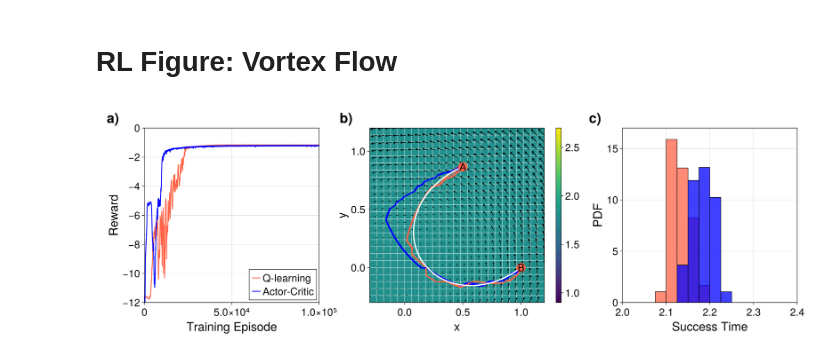
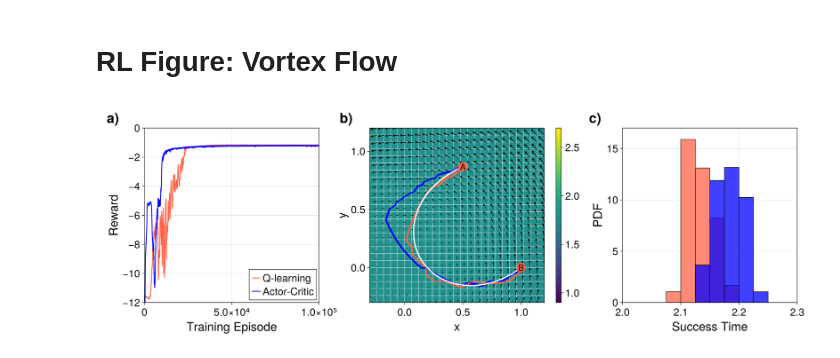
Before and after one commit to parfenyev/opt-navig, a Jupyter notebook: Reinforcement Learning/_Figures/Vortex Flow/Vortex Flow.ipynb, the cells around one changed output. Cells and saved outputs as stored; diff of their text form; code cells hidden in the pictures.

```diff
--- a/Reinforcement Learning/_Figures/Vortex Flow/Vortex Flow.ipynb
+++ b/Reinforcement Learning/_Figures/Vortex Flow/Vortex Flow.ipynb
@@ -115,38 +115,38 @@ end
 lines!(ax2, x_opt, y_opt, color=:white, linewidth=3)
 
 poly!(ax2, Circle(Point2f(xA, yA), rA), color = :tomato)
-text!(xA, yA, text = "A", align = (:center, :center))
+text!(xA, yA, text = "A", align = (:center, :center), fontsize=20)
 
 poly!(ax2, Circle(Point2f(xB, yB), rB), color = :tomato)
-text!(xB, yB, text = "B", align = (:center, :center))
+text!(xB, yB, text = "B", align = (:center, :center), fontsize=20)
 
 Label(fig[1, 2, TopLeft()], "b)",
         fontsize = 32,
         font = :bold,
         padding = (0, 30, 5, 0),
         halign = :right)
 
 ####################################
 
 ax3 = Axis(fig[1, 4],
     xlabel = "Success Time", xlabelsize=28, xticklabelsize=24,
     ylabel = "PDF", ylabelsize=28, yticklabelsize=24,
-    aspect = 1, limits = ((2.0, 2.4), (0, 17.0)), xticks=[2, 2.1, 2.2, 2.3, 2.4]
+    aspect = 1, limits = ((2.0, 2.3), (0, 17.0)), xticks=[2, 2.1, 2.2, 2.3]
 )
 
-hist!(ax3, q_data["times_EV"], normalization = :pdf, bins=2:0.025:2.4, strokewidth = 1,
+hist!(ax3, q_data["times_EV"], normalization = :pdf, bins=2:0.025:2.3, strokewidth = 1,
         strokecolor = :black, color=(:tomato,0.75))
 
-hist!(ax3, ac_data["times_EV"], normalization = :pdf, bins=2:0.025:2.4, strokewidth = 1,
+hist!(ax3, ac_data["times_EV"], normalization = :pdf, bins=2:0.025:2.3, strokewidth = 1,
         strokecolor = :black, color=(:blue, 0.75))
 
 Label(fig[1, 4, TopLeft()], "c)",
         fontsize = 32,
         font = :bold,
         padding = (0, 40, 5, 0),
         halign = :right)
 
 save("RL_vortex_flow.pdf", fig)
 fig
 # %% [output]
-[figure, old version]
+[figure, new version]
```
Also changed, not shown: 3 other files.
